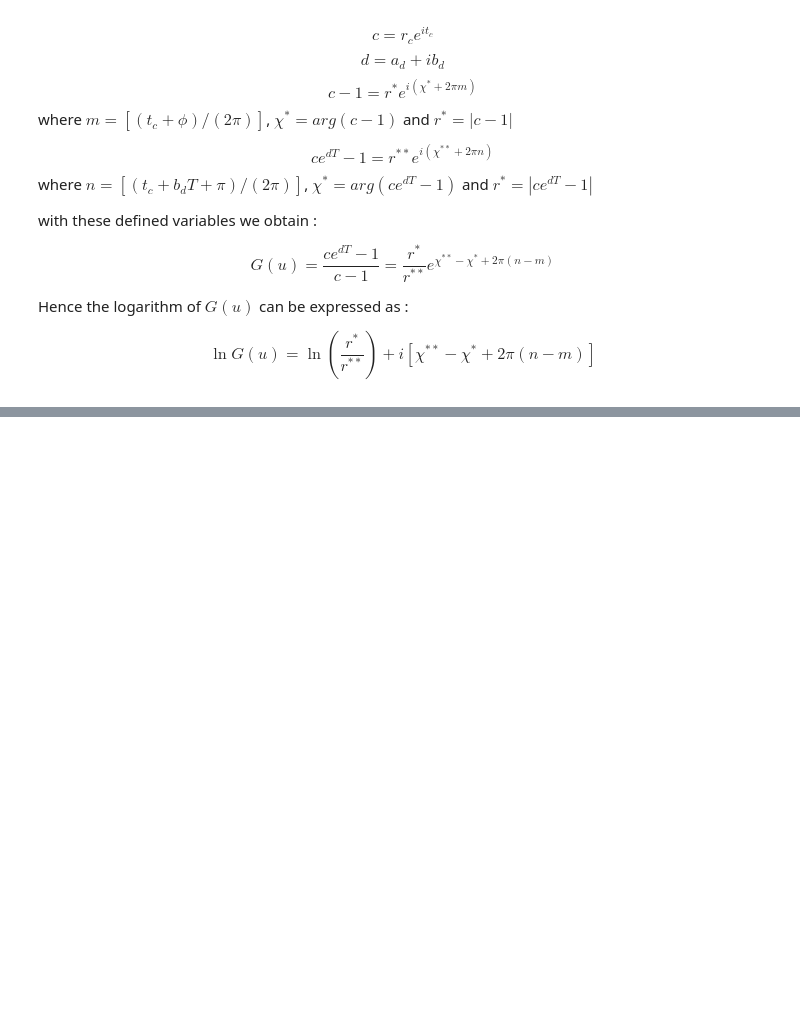
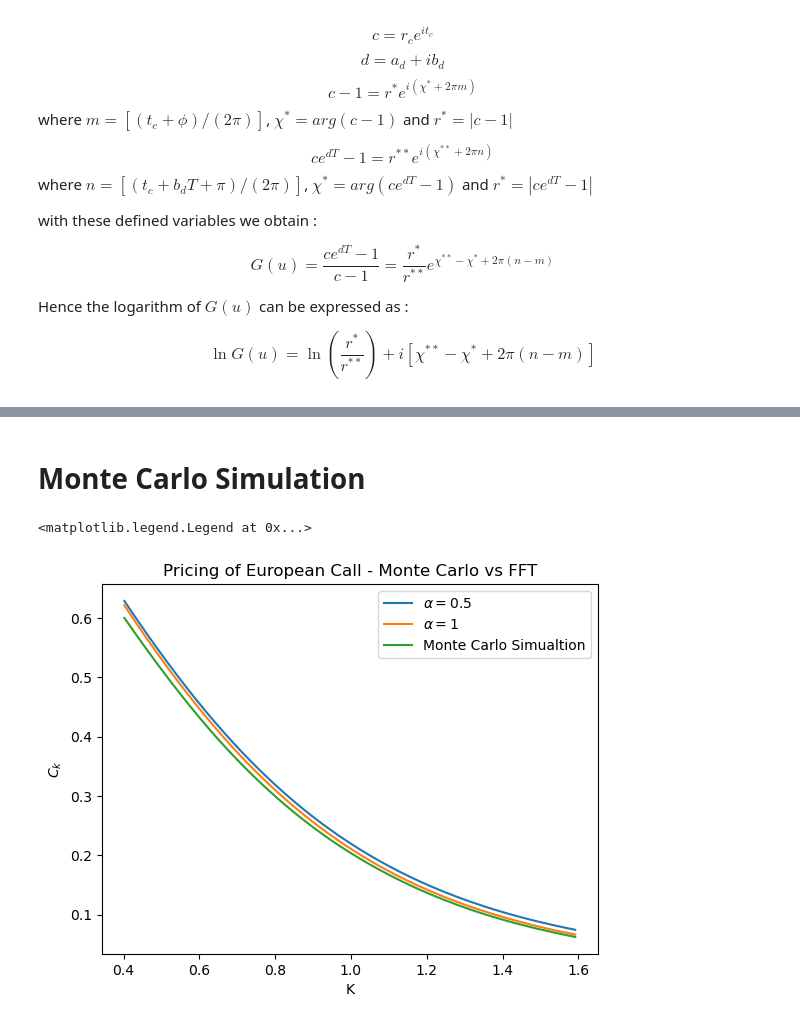
Before and after one commit to nicolassinott/HFT, a Jupyter notebook: notebooks/fft/model.ipynb, the cells around one changed output, grey strips where cells are left out. Drawn from its saved outputs; the diff is of its cells as text; code cells hidden in the pictures; blank space fills up the shorter version.

```diff
--- a/notebooks/fft/model.ipynb
+++ b/notebooks/fft/model.ipynb
@@ -394,0 +376,2 @@ plt.show()
+# %% [markdown]
+# Monte Carlo Simulation
@@ -394,0 +403,27 @@ plt.show()
+# %%
+M = 10000
+n = 100
+S0 = 1
+V0 = 0.2#0.16
+T = 1
+mu = 0
+r = mu
+kappa = 1
+theta = 0.4#0.16
+omega = 0.3#2
+rho = -0.2#-.8
+
+S = simulating_heston_price(M, n, S0, V0, T, mu, kappa, theta, omega, rho)
+
+mc_C_k = np.array([monte_carlo_pricing(np.exp(k), r, T, S) for k in ks])
+
+plt.plot(np.exp(ks), C_k_05, label = r'$\alpha = 0.5$')
+plt.plot(np.exp(ks), C_k_1, label = r'$\alpha = 1$')
+plt.plot(np.exp(ks), mc_C_k, label = 'Monte Carlo Simualtion')
+plt.ylabel('$C_k$')
+plt.xlabel('K')
+plt.title('Pricing of European Call - Monte Carlo vs FFT')
+plt.legend()
+# %% [output]
+<matplotlib.legend.Legend at 0x...>
+[figure, added]
```
Also changed, not shown: parts of 12 cells of this notebook, 5 other files.
